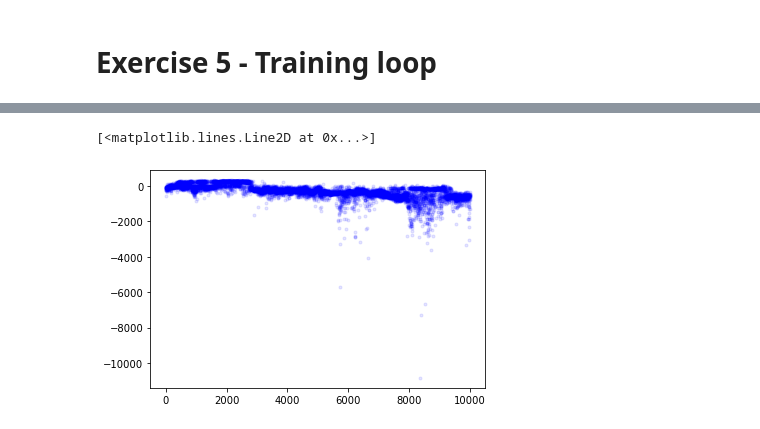
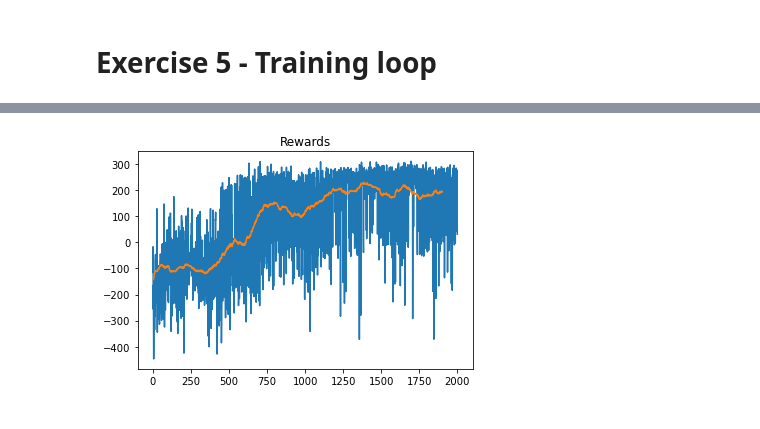
Before and after one commit to sddiener/DRL_coursework, a Jupyter notebook: DQN.ipynb, the cells around one changed output, grey strips where cells are left out. Cells and saved outputs as stored; diff of their text form; code cells hidden in the pictures.

```diff
--- a/DQN.ipynb
+++ b/DQN.ipynb
@@ -183,7 +156,9 @@ policy = E_Greedy_Policy(epsilon=0.5, decay=0.997, min_epsilon=0.001)
 # %% [markdown]
 # Exercise 5 - Training loop
 # %%
-BATCH_SIZE = 256
+
+policy = E_Greedy_Policy(epsilon=0.5, decay=0.997, min_epsilon=0.001)
+BATCH_SIZE = 64
 GAMMA = 0.99
 
 def optimize_model():
@@ -192,20 +167,20 @@ def optimize_model():
     batch = Transition(*zip(*transitions))
 
     # Compute a mask of non-final states and concatenate the batch elements
-    non_final_mask = torch.tensor(tuple(map(lambda s: s is not None, batch.next_state)), device=device, dtype=torch.bool)
-    non_final_next_states = torch.cat([s for s in batch.next_state if s is not None])
-    non_final_next_states = torch.reshape(non_final_next_states, (non_final_mask.sum(), -1)).float().to(device)  # Reshape to (nr. non final, 8)
+    non_final_mask = T.tensor(tuple(map(lambda s: s is not None, batch.next_state)), device=device, dtype=T.bool)
+    non_final_next_states = T.cat([s for s in batch.next_state if s is not None])
+    non_final_next_states = T.reshape(non_final_next_states, (non_final_mask.sum(), -1)).float().to(device)  # Reshape to (nr. non final, 8)
 
-    state_batch = torch.cat(batch.state).float().to(device)  # .float().to(device) to move to GPU
-    state_batch = torch.reshape(state_batch, (BATCH_SIZE, -1))  # Reshape to (batch_size, 8)
-    action_batch = torch.cat(batch.action).to(device)
-    reward_batch = torch.cat(batch.reward).float().to(device)
+    state_batch = T.cat(batch.state).float().to(device)  # .float().to(device) to move to GPU
+    state_batch = T.reshape(state_batch, (BATCH_SIZE, -1))  # Reshape to (batch_size, 8)
+    action_batch = T.cat(batch.action).to(device)
+    reward_batch = T.cat(batch.reward).float().to(device)
 
     # Compute Q values using policy net
     Q_values = Q_network(state_batch).gather(1, action_batch)
 
     # Compute next Q values using Q_targets
-    next_Q_values = torch.zeros( BATCH_SIZE, device=device).to(device)
+    next_Q_values = T.zeros( BATCH_SIZE, device=device).to(device)
     next_Q_values[non_final_mask] = Q_target(non_final_next_states).max(1)[0].detach()
     next_Q_values = next_Q_values.unsqueeze(1)
 
@@ -229,7 +204,7 @@ def optimize_model():
 # %%
 env = gym.make("LunarLander-v2")  # create environment
 
-num_episodes = 10000
+num_episodes = 2000
 policy.reset()
 rewards_history = []
 
@@ -254,13 +229,12 @@ while not memory_filled:
             next_state = None
 
         # Store the transition in memory
-        memory.push(state, action, next_state, float(reward))
+        memory.save_transition(state, action, next_state, float(reward))
         state = next_state
 
     memory_filled = memory.capacity == len(memory)
 
 print('Done with the warmup')
-
 
 for i_episode in range(num_episodes):
     # New dungeon at every run
@@ -281,7 +255,7 @@ for i_episode in range(num_episodes):
         # Observe new state
         if done:
             next_state = None
-        memory.push(state, action, next_state, float(reward))  # Store the transition in memory
+        memory.save_transition(state, action, next_state, float(reward))  # Store the transition in memory
         state = next_state  # Move to the next state
 
         # Perform one step of the optimization
@@ -294,14 +268,13 @@ for i_episode in range(num_episodes):
 
     # Update the target network, copying all weights and biases in DQN
     if i_episode % TARGET_UPDATE == 0:
-
         Q_target.load_state_dict(Q_network.state_dict())
 
-    # if i_episode % 10 == 0:
-    #     env.render()
     if i_episode % 10 == 0:
-        print('Episode {} - reward: {:.3f}, eps: {:.3f} loss: {:.3f} avg. loss: {:.3f}'.format(
-            i_episode, total_reward, policy.epsilon, loss, sum(rewards_history[-10:])/10))
+        avg_rewards_10 = sum(rewards_history[-10:])/10
+
+        print('Episode {} - reward: {:.3f}, avg. reward (past 10 ep.): {:.3f}, eps: {:.3f} loss: {:.3f} '.format(
+            i_episode, total_reward, avg_rewards_10, policy.epsilon, loss))
 
 print('Complete')
 # %% [output]
@@ -339,5 +298,9 @@ Complete
-# %%
-plt.plot(rewards_history, 'b.', alpha=.1)
-# %% [output]
-[<matplotlib.lines.Line2D at 0x...>]
-[figure, removed]
+# %%
+plt.plot(rewards_history, '-')
+# add 100 episode moving average
+avg_rewards_history = np.convolve(rewards_history, np.ones((100,))/100, mode='valid')
+plt.plot(avg_rewards_history, '-')
+plt.title('Rewards')
+plt.show()
+# %% [output]
+[figure, added]
```
Also changed, not shown: parts of 9 cells of this notebook, 2 other files.
